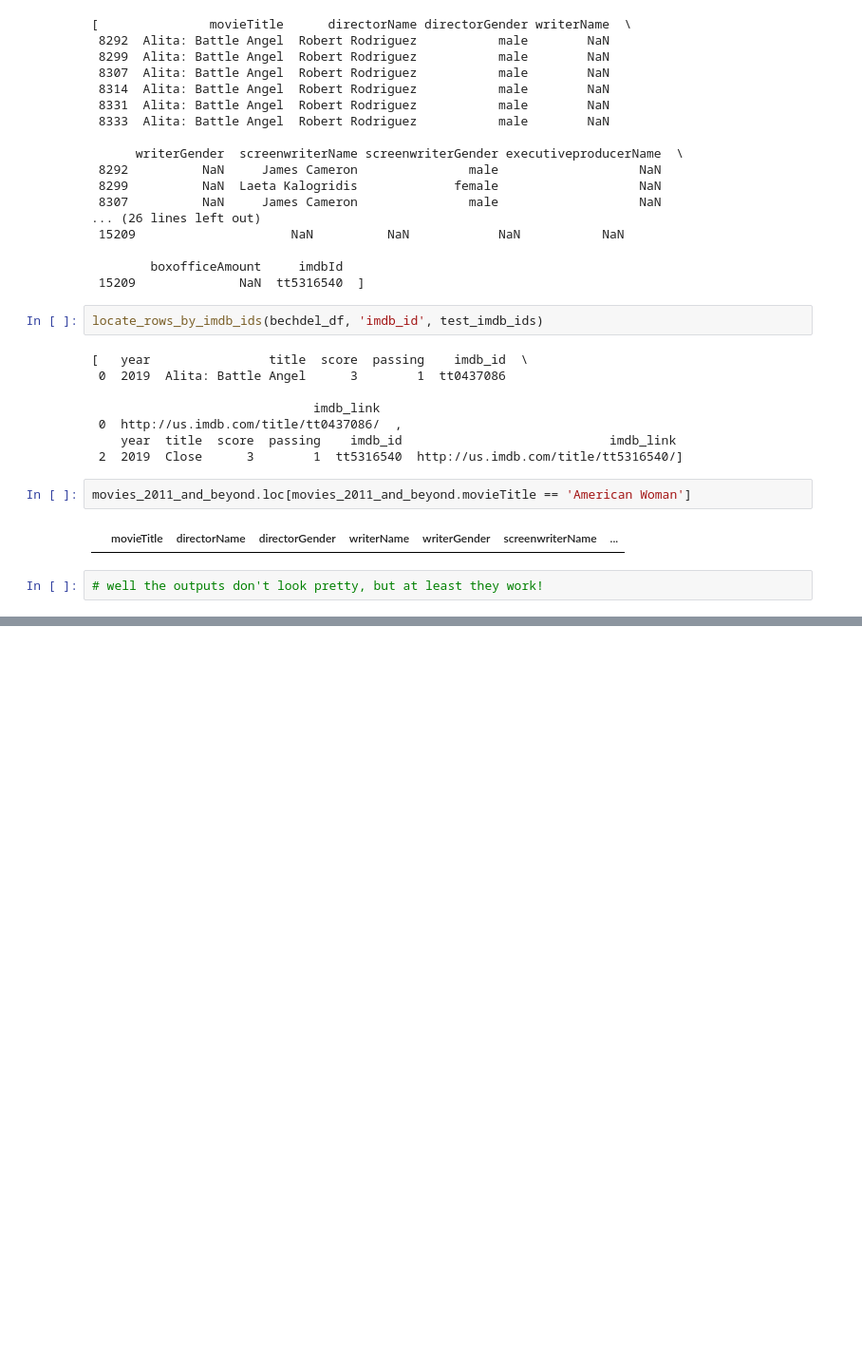
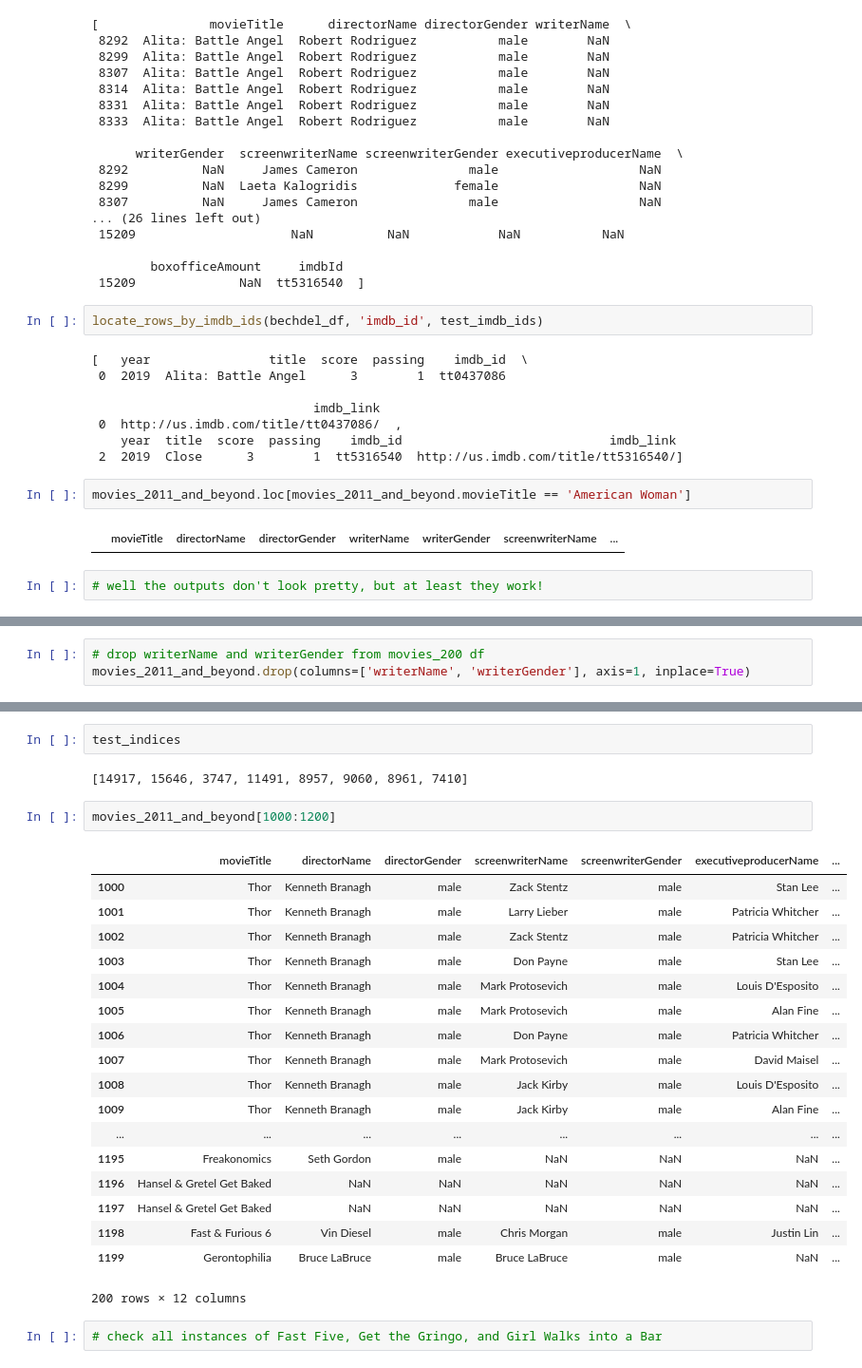
Before and after one commit to MagicMilly/women-in-film-analysis-dashboard, a Jupyter notebook: more_data_munging.ipynb, the cells around one changed output, grey strips where cells are left out. Shown at 95% size. Cells and saved outputs as stored; diff of their text form; blank space fills up the shorter version.

```diff
--- a/more_data_munging.ipynb
+++ b/more_data_munging.ipynb
@@ -189,0 +226,3 @@ movies_2011_and_beyond.loc[movies_2011_and_beyond.movieTitle == 'American Woman'
+# %%
+# drop writerName and writerGender from movies_200 df
+movies_2011_and_beyond.drop(columns=['writerName', 'writerGender'], axis=1, inplace=True)
@@ -189,0 +276,27 @@ movies_2011_and_beyond.loc[movies_2011_and_beyond.movieTitle == 'American Woman'
+# %%
+test_indices
+# %% [output]
+[14917, 15646, 3747, 11491, 8957, 9060, 8961, 7410]
+# %%
+movies_2011_and_beyond[1000:1200]
+# %% [output]
+|  | movieTitle | directorName | directorGender | screenwriterName | screenwriterGender | executiveproducerName | ... |
+| 1000 | Thor | Kenneth Branagh | male | Zack Stentz | male | Stan Lee | ... |
+| 1001 | Thor | Kenneth Branagh | male | Larry Lieber | male | Patricia Whitcher | ... |
+| 1002 | Thor | Kenneth Branagh | male | Zack Stentz | male | Patricia Whitcher | ... |
+| 1003 | Thor | Kenneth Branagh | male | Don Payne | male | Stan Lee | ... |
+| 1004 | Thor | Kenneth Branagh | male | Mark Protosevich | male | Louis D'Esposito | ... |
+| 1005 | Thor | Kenneth Branagh | male | Mark Protosevich | male | Alan Fine | ... |
+| 1006 | Thor | Kenneth Branagh | male | Don Payne | male | Patricia Whitcher | ... |
+| 1007 | Thor | Kenneth Branagh | male | Mark Protosevich | male | David Maisel | ... |
+| 1008 | Thor | Kenneth Branagh | male | Jack Kirby | male | Louis D'Esposito | ... |
+| 1009 | Thor | Kenneth Branagh | male | Jack Kirby | male | Alan Fine | ... |
+| ... | ... | ... | ... | ... | ... | ... | ... |
+| 1195 | Freakonomics | Seth Gordon | male | NaN | NaN | NaN | ... |
+| 1196 | Hansel & Gretel Get Baked | NaN | NaN | NaN | NaN | NaN | ... |
+| 1197 | Hansel & Gretel Get Baked | NaN | NaN | NaN | NaN | NaN | ... |
+| 1198 | Fast & Furious 6 | Vin Diesel | male | Chris Morgan | male | Justin Lin | ... |
+| 1199 | Gerontophilia | Bruce LaBruce | male | Bruce LaBruce | male | NaN | ... |
+200 rows × 12 columns
+# %%
+# check all instances of Fast Five, Get the Gringo, and Girl Walks into a Bar
```
Also changed, not shown: parts of 46 cells of this notebook.
